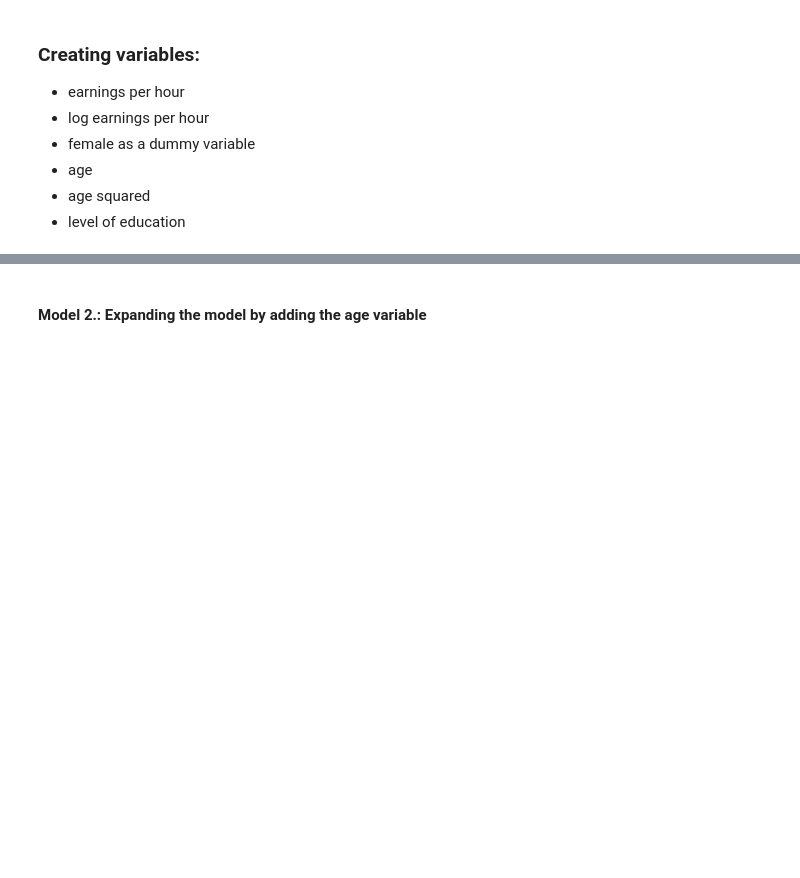
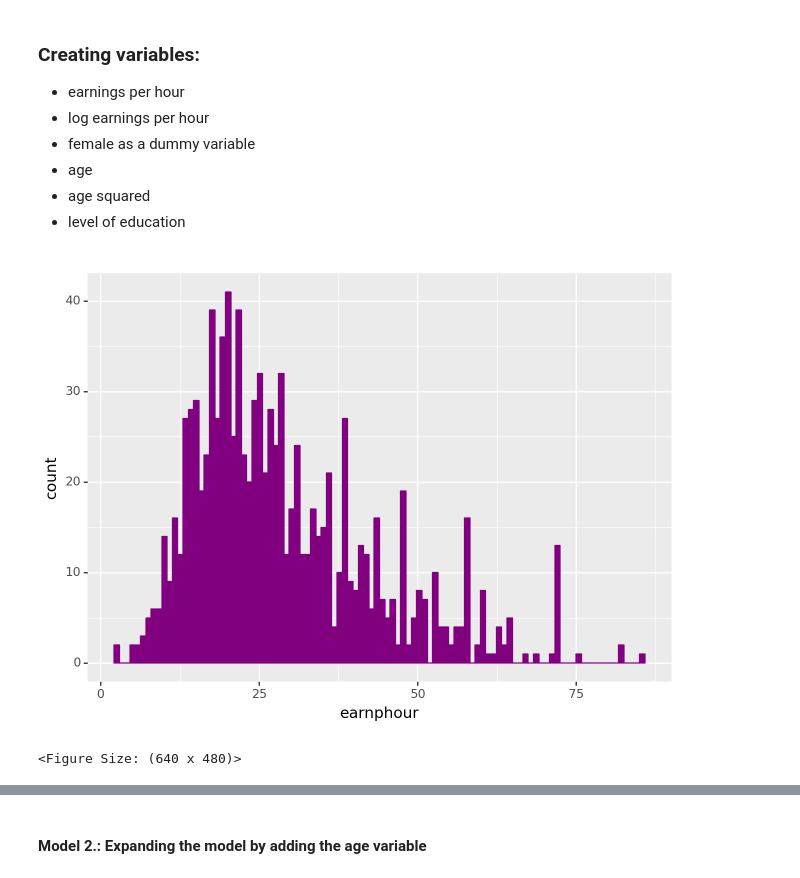
Before and after one commit to zsofiarebeka/DA3_Assignment-1, a Jupyter notebook: DA3_Assignment-1.ipynb, the cells around one changed output, grey strips where cells are left out. Saved outputs shown, nothing was run; the diff lists cells and outputs as text; code cells hidden in the pictures; blank space fills up the shorter version.

Commit message:
Addig graphs and changing the order of predictors

```diff
--- a/DA3_Assignment-1.ipynb
+++ b/DA3_Assignment-1.ipynb
@@ -67,6 +111,9 @@ data["hsedu"] = (data["grade92"] == 39).astype(int)
 data["higheredu"] = (data["grade92"].isin([40, 41 ,42 , 43, 44, 45, 46]).astype(int))
 # %%
 # Checking for the quality of the distribution and sufficient variation
-data.earnphour.hist(bins=100)
+ggplot(data, aes(x='earnphour')) + geom_histogram(fill='purple', color='purple', bins=100)
+# %% [output]
+[figure, added]
+<Figure Size: (640 x 480)>
 # %%
 # Checking the log earnings per hour distribution
```
Also changed, not shown: parts of 58 cells of this notebook, 1 other file.
